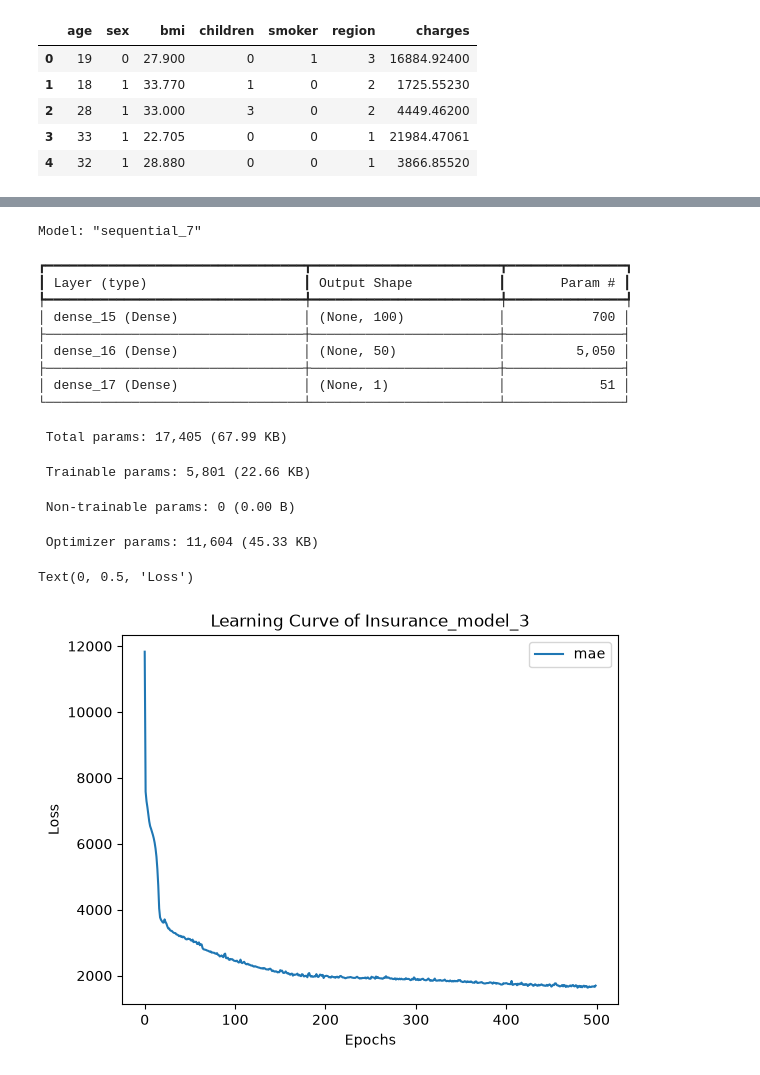
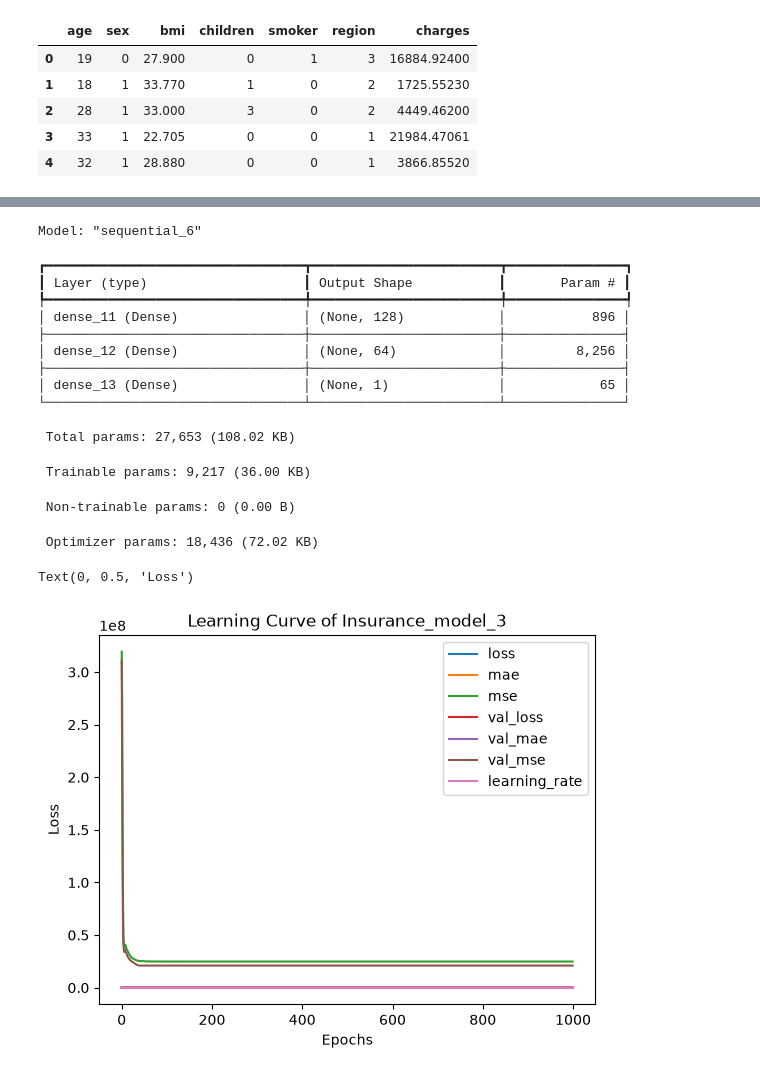
Before and after one commit to abhi24112/Deep_Learning_for_Data_Science, a Jupyter notebook: 3_Neural_Networks_Regression.ipynb, the cells around one changed output, grey strips where cells are left out. Cells and saved outputs as stored; diff of their text form; code cells hidden in the pictures.

```diff
--- a/3_Neural_Networks_Regression.ipynb
+++ b/3_Neural_Networks_Regression.ipynb
@@ -405,0 +419,8 @@ X.shape, y.shape
+# %%
+# Scaling the data
+
+from sklearn.preprocessing import StandardScaler
+
+scaler = StandardScaler()
+X_train_scaled = scaler.fit_transform(X_train)
+X_test_scaled = scaler.transform(X_test)
@@ -520,18 +558,26 @@ Text(0, 0.5, 'Loss')
 # %%
-# Building the Neural Network Regression Model
-
 # random seed
 tf.random.set_seed(42)
 
-callback = tf.keras.callbacks.EarlyStopping(
-    monitor='loss',
-    patience=3
+# callbacks
+early_stop = tf.keras.callbacks.EarlyStopping(
+    monitor="val_loss",
+    patience=20,
+    restore_best_weights=True
+)
+
+reduce_lr = tf.keras.callbacks.ReduceLROnPlateau(
+    monitor="val_loss",
+    factor=0.5,
+    patience=10,
+    min_delta=100,
+    min_lr=1e-5
 )
 
 # 1. Creating the model
 insurance_model_3_earlystop = tf.keras.Sequential([
-    tf.keras.layers.Dense(100, activation="relu"),
-    tf.keras.layers.Dense(50, activation="relu"),
+    tf.keras.layers.Dense(128, activation="relu"),
+    tf.keras.layers.Dense(64, activation="relu"),
     tf.keras.layers.Dense(1)
 ])
 
@@ -539,13 +585,15 @@ insurance_model_3_earlystop = tf.keras.Sequential([
 insurance_model_3_earlystop.compile(
     loss=tf.keras.losses.mae,
     optimizer = tf.keras.optimizers.Adam(learning_rate=0.01),
-    metrics=['mae']
+    metrics=['mae', 'mse']
 )
 
 # 3. fitting the model
 history_insurance_3_earlystop = insurance_model_3_earlystop.fit(
-    X_train,
+    X_train_scaled,
     y_train,
-    epochs=500
+    validation_data=(X_test_scaled, y_test),
+    epochs=1000,
+    callbacks=[early_stop, reduce_lr]
 )
 # %% [output]
@@ -569,29 +617,29 @@ Epoch 500/500
 # %%
 insurance_model_3_earlystop.summary()
 # %% [output]
-Model: "sequential_7"
+Model: "sequential_6"
 ┏━━━━━━━━━━━━━━━━━━━━━━━━━━━━━━━━━┳━━━━━━━━━━━━━━━━━━━━━━━━┳━━━━━━━━━━━━━━━┓
 ┃ Layer (type)                    ┃ Output Shape           ┃       Param # ┃
 ┡━━━━━━━━━━━━━━━━━━━━━━━━━━━━━━━━━╇━━━━━━━━━━━━━━━━━━━━━━━━╇━━━━━━━━━━━━━━━┩
-│ dense_15 (Dense)                │ (None, 100)            │           700 │
+│ dense_11 (Dense)                │ (None, 128)            │           896 │
 ├─────────────────────────────────┼────────────────────────┼───────────────┤
-│ dense_16 (Dense)                │ (None, 50)             │         5,050 │
+│ dense_12 (Dense)                │ (None, 64)             │         8,256 │
 ├─────────────────────────────────┼────────────────────────┼───────────────┤
-│ dense_17 (Dense)                │ (None, 1)              │            51 │
+│ dense_13 (Dense)                │ (None, 1)              │            65 │
 └─────────────────────────────────┴────────────────────────┴───────────────┘
- Total params: 17,405 (67.99 KB)
+ Total params: 27,653 (108.02 KB)
- Trainable params: 5,801 (22.66 KB)
+ Trainable params: 9,217 (36.00 KB)
  Non-trainable params: 0 (0.00 B)
- Optimizer params: 11,604 (45.33 KB)
+ Optimizer params: 18,436 (72.02 KB)
 # %%
 h = history_insurance_3_earlystop.history
-insurance_model_3_earlystop_learningCurve = pd.DataFrame(h['mae'], columns=['mae'])
+insurance_model_3_earlystop_learningCurve = pd.DataFrame(h)
 
 insurance_model_3_earlystop_learningCurve.plot()
 plt.title("Learning Curve of Insurance_model_3")
 plt.xlabel("Epochs")
 plt.ylabel("Loss")
 # %% [output]
 Text(0, 0.5, 'Loss')
-[figure, old version]
+[figure, new version]
 # %%
```
Also changed, not shown: parts of 22 cells of this notebook, 7 other files.
